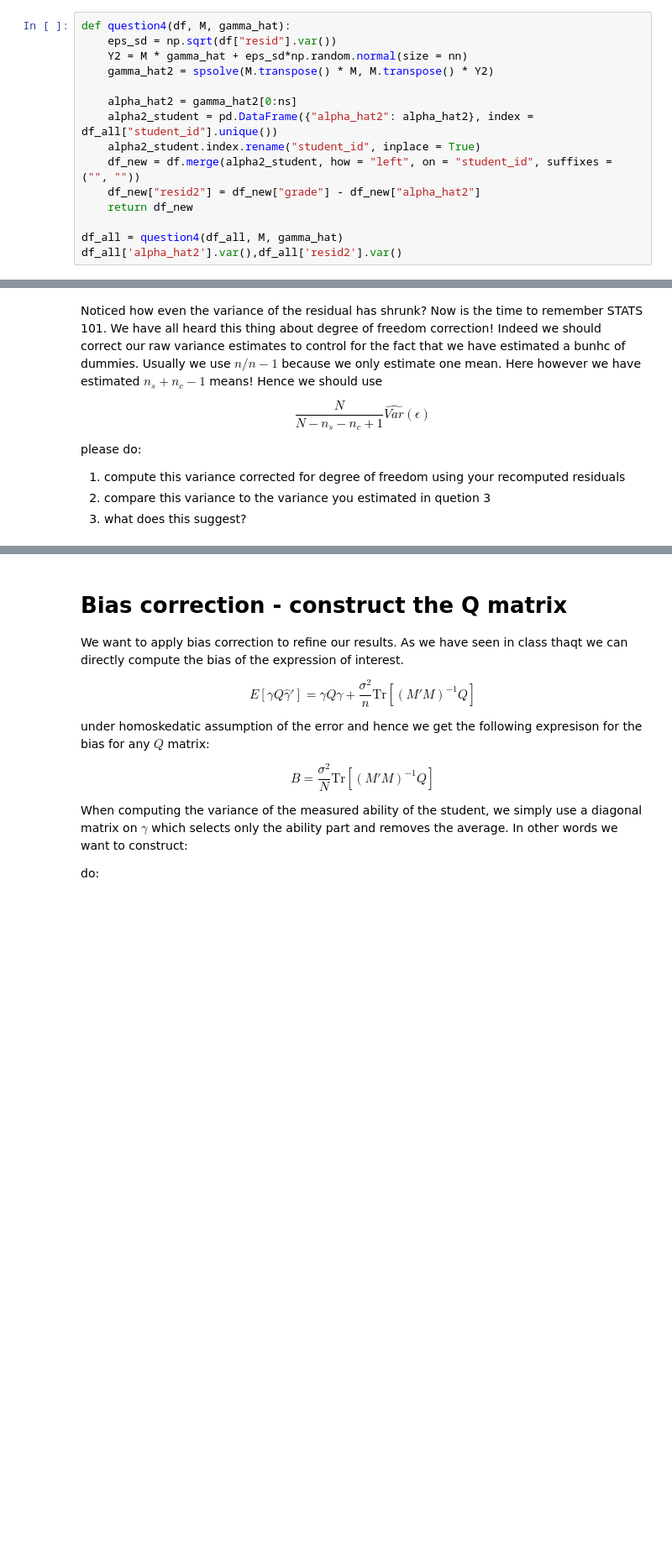
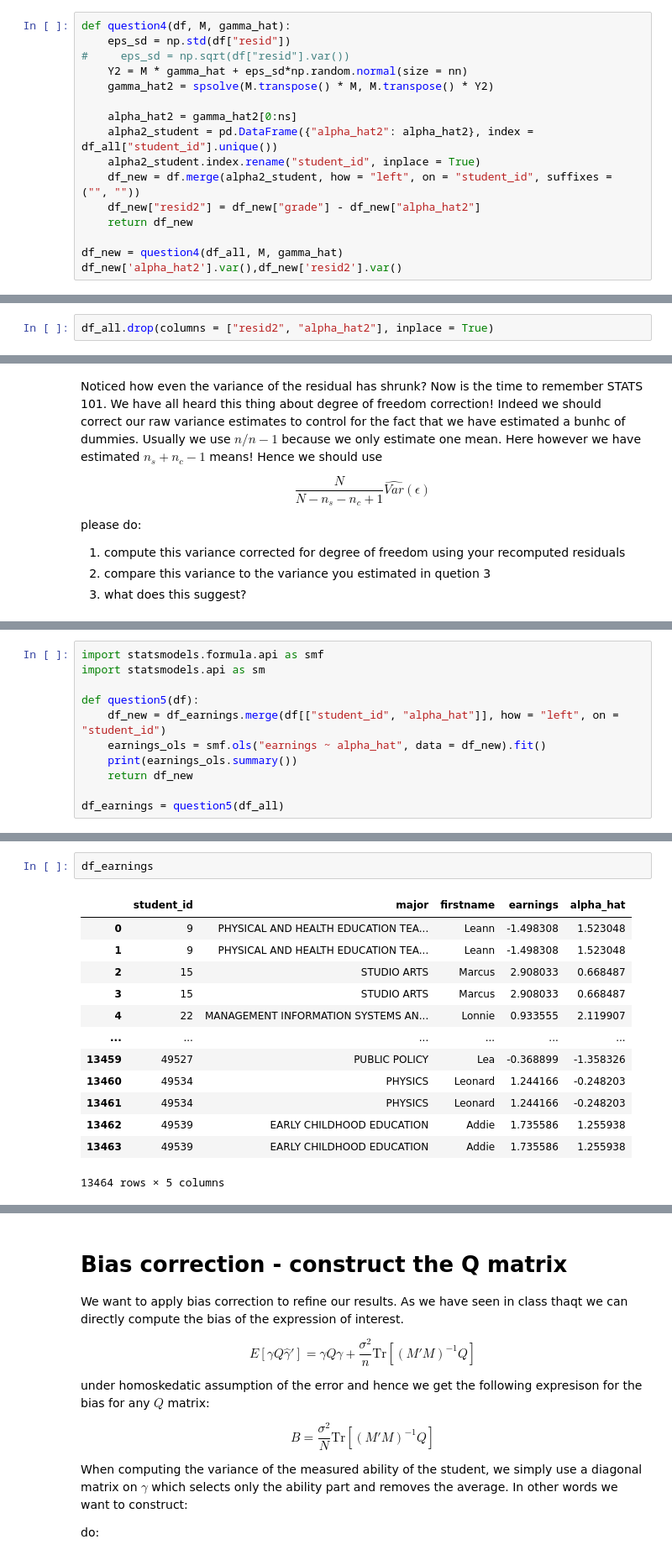
Before and after one commit to vma101/big_data_tools, a Jupyter notebook: hw4_twfe.ipynb, the cells around one changed output, grey strips where cells are left out. Shown: that part at 84% size. Cells and saved outputs as stored; diff of their text form; blank space fills up the shorter version.

```diff
--- a/hw4_twfe.ipynb
+++ b/hw4_twfe.ipynb
@@ -262,7 +246,8 @@ Y2 = M * gamma_hat + eps_sd*np.random.normal(size = nn)
 gamma_hat2 = spsolve(M.transpose() * M, M.transpose() * Y2)
 # %%
 def question4(df, M, gamma_hat):
-    eps_sd = np.sqrt(df["resid"].var())
+    eps_sd = np.std(df["resid"])
+#     eps_sd = np.sqrt(df["resid"].var())
     Y2 = M * gamma_hat + eps_sd*np.random.normal(size = nn)
     gamma_hat2 = spsolve(M.transpose() * M, M.transpose() * Y2)
 
@@ -273,5 +258,5 @@ def question4(df, M, gamma_hat):
     df_new["resid2"] = df_new["grade"] - df_new["alpha_hat2"]
     return df_new
 
-df_all = question4(df_all, M, gamma_hat)
-df_all['alpha_hat2'].var(),df_all['resid2'].var()
+df_new = question4(df_all, M, gamma_hat)
+df_new['alpha_hat2'].var(),df_new['resid2'].var()
@@ -281,0 +265,2 @@ df_new['alpha_hat2'].var(),df_new['resid2'].var()
+# %%
+df_all.drop(columns = ["resid2", "alpha_hat2"], inplace = True)
@@ -307,3 +302,14 @@ Do the following:
  1. load the data the earnings data listed in the intro
  2. merge $\alpha$ into the data
  3. regress earnings on $\alpha$.
+# %%
+import statsmodels.formula.api as smf
+import statsmodels.api as sm
+
+def question5(df):
+    df_new = df_earnings.merge(df[["student_id", "alpha_hat"]], how = "left", on = "student_id")
+    earnings_ols = smf.ols("earnings ~ alpha_hat", data = df_new).fit()
+    print(earnings_ols.summary())
+    return df_new
+
+df_earnings = question5(df_all)
@@ -310 +334,17 @@ Do the following:
+# %%
+df_earnings
+# %% [output]
+|  | student_id | major | firstname | earnings | alpha_hat |
+| 0 | 9 | PHYSICAL AND HEALTH EDUCATION TEA... | Leann | -1.498308 | 1.523048 |
+| 1 | 9 | PHYSICAL AND HEALTH EDUCATION TEA... | Leann | -1.498308 | 1.523048 |
+| 2 | 15 | STUDIO ARTS | Marcus | 2.908033 | 0.668487 |
+| 3 | 15 | STUDIO ARTS | Marcus | 2.908033 | 0.668487 |
+| 4 | 22 | MANAGEMENT INFORMATION SYSTEMS AN... | Lonnie | 0.933555 | 2.119907 |
+| ... | ... | ... | ... | ... | ... |
+| 13459 | 49527 | PUBLIC POLICY | Lea | -0.368899 | -1.358326 |
+| 13460 | 49534 | PHYSICS | Leonard | 1.244166 | -0.248203 |
+| 13461 | 49534 | PHYSICS | Leonard | 1.244166 | -0.248203 |
+| 13462 | 49539 | EARLY CHILDHOOD EDUCATION | Addie | 1.735586 | 1.255938 |
+| 13463 | 49539 | EARLY CHILDHOOD EDUCATION | Addie | 1.735586 | 1.255938 |
+13464 rows × 5 columns
 # %%
```
Also changed, not shown: parts of 14 cells of this notebook.
